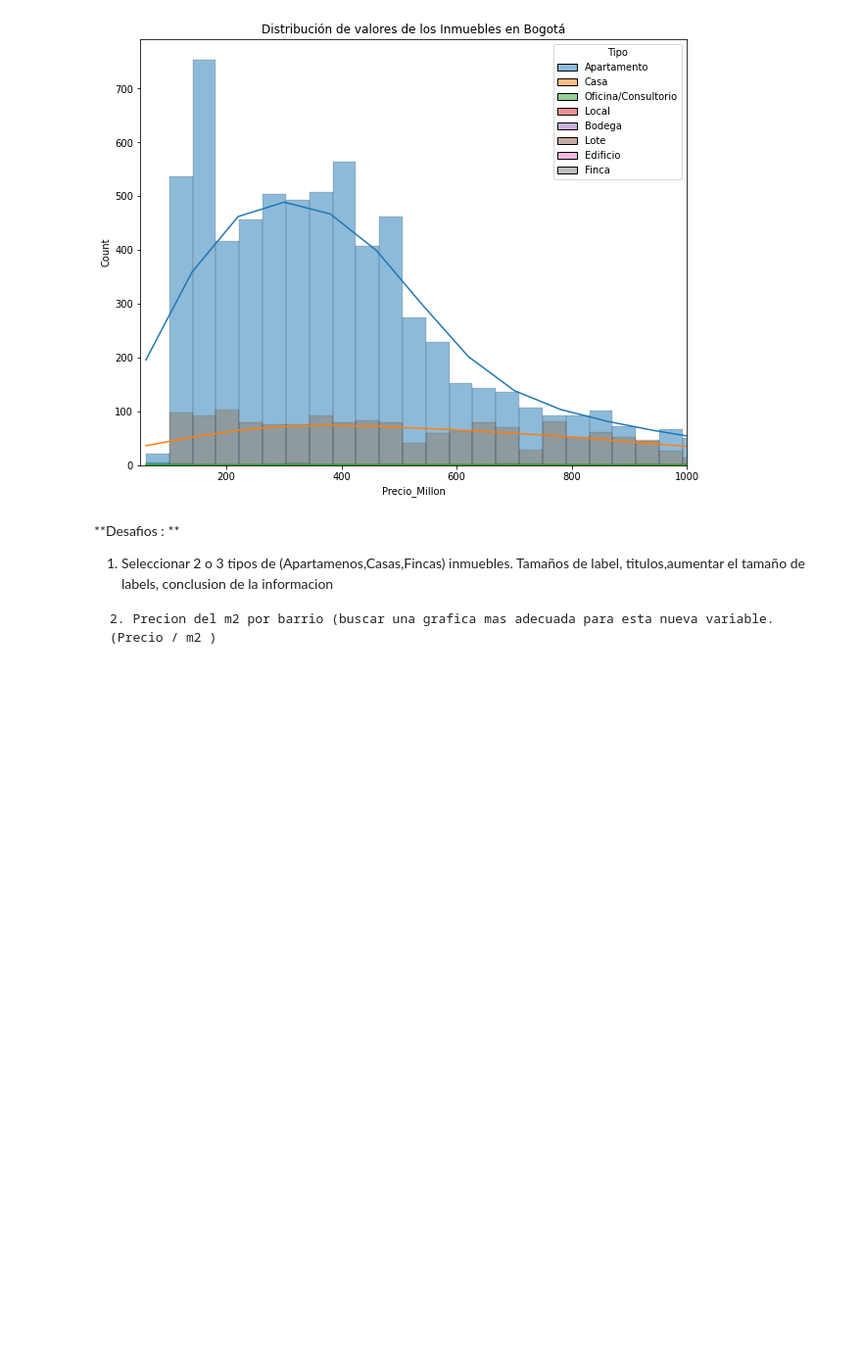
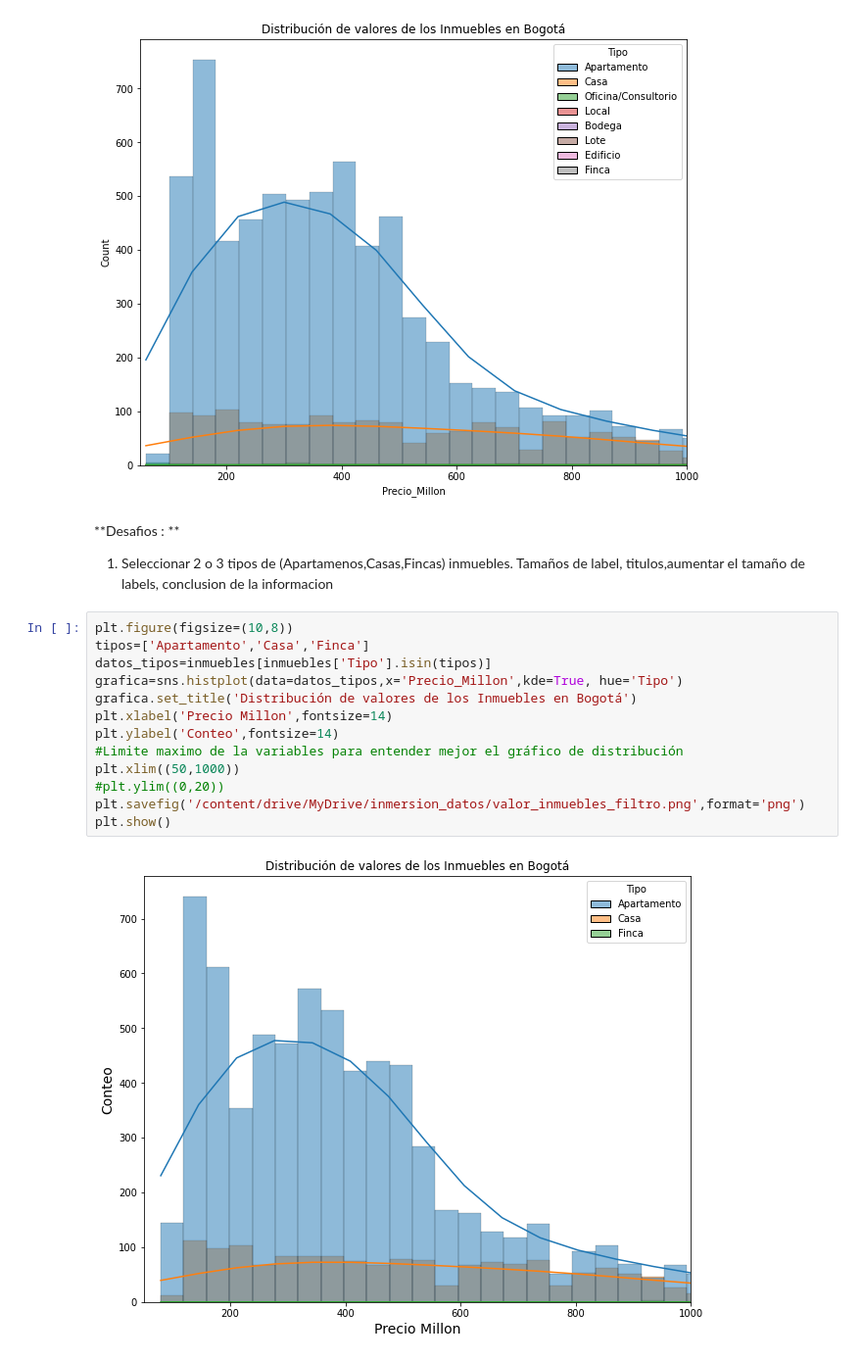
Before and after one commit to jonathanpastas/inmersion_datos, a Jupyter notebook: Alura_Latam__Inmersion_Datos.ipynb, the cells around one changed output. Shown: that part at 98% size. Drawn from its saved outputs; the diff is of its cells as text; blank space fills up the shorter version.

```diff
--- a/Alura_Latam__Inmersion_Datos.ipynb
+++ b/Alura_Latam__Inmersion_Datos.ipynb
@@ -410,5 +410,18 @@ plt.show()
 **Desafios : **
   1.  Seleccionar 2 o 3 tipos de (Apartamenos,Casas,Fincas) inmuebles.
     Tamaños de label, titulos,aumentar el tamaño de labels, conclusion de la informacion
-
-    2. Precion del m2 por barrio (buscar una grafica mas adecuada para esta nueva variable. (Precio / m2 )
+# %%
+plt.figure(figsize=(10,8))
+tipos=['Apartamento','Casa','Finca']
+datos_tipos=inmuebles[inmuebles['Tipo'].isin(tipos)]
+grafica=sns.histplot(data=datos_tipos,x='Precio_Millon',kde=True, hue='Tipo')
+grafica.set_title('Distribución de valores de los Inmuebles en Bogotá')
+plt.xlabel('Precio Millon',fontsize=14)
+plt.ylabel('Conteo',fontsize=14)
+#Limite maximo de la variables para entender mejor el gráfico de distribución
+plt.xlim((50,1000))
+#plt.ylim((0,20))
+plt.savefig('/content/drive/MyDrive/inmersion_datos/valor_inmuebles_filtro.png',format='png')
+plt.show()
+# %% [output]
+[figure, added]
```
Also changed, not shown: parts of 11 cells of this notebook.
